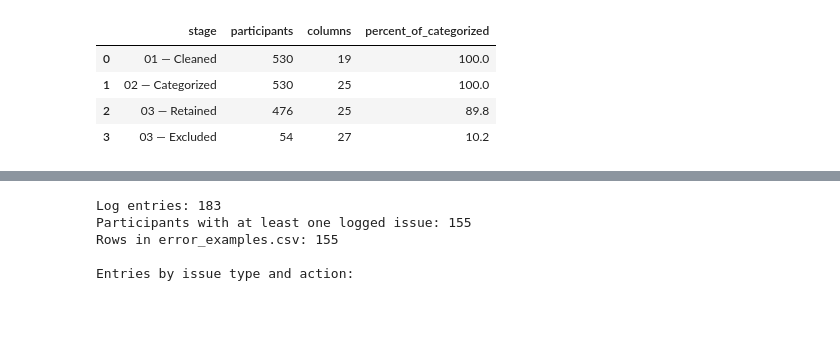
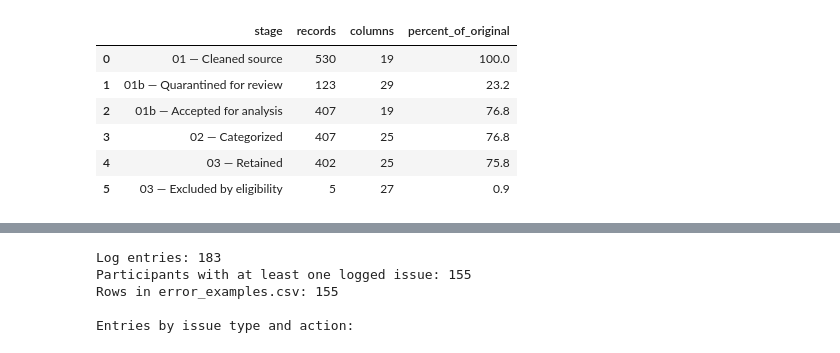
Before and after one commit to nim-ach/heart_variability_rate_profiles, a Jupyter notebook: notebooks/preprocessing/04_preprocessing_summary.ipynb, the cells around one changed output, grey strips where cells are left out. Saved outputs shown, nothing was run; the diff lists cells and outputs as text; code cells hidden in the pictures; blank space fills up the shorter version.

Commit message:
improving data preprocessing methods

```diff
--- a/notebooks/preprocessing/04_preprocessing_summary.ipynb
+++ b/notebooks/preprocessing/04_preprocessing_summary.ipynb
@@ -21,6 +20,8 @@ files = {
     "clean": "dataset_clean.csv",
     "errors": "data_errors.csv",
     "examples": "error_examples.csv",
+    "accepted": "dataset_review_clear.csv",
+    "quarantined": "dataset_review_suspected.csv",
     "categorized": "dataset_categorized.csv",
     "final": "dataset_final.csv",
     "excluded": "dataset_excluded.csv",
@@ -31,12 +32,9 @@ if missing_files:
     raise FileNotFoundError(f"Missing preprocessing outputs: {missing_files}")
 
 data = {name: pd.read_csv(OUTPUT_DIR / filename) for name, filename in files.items()}
-clean = data["clean"]
-errors = data["errors"]
-examples = data["examples"]
-categorized = data["categorized"]
-final = data["final"]
-excluded = data["excluded"]
+clean, errors, examples = data["clean"], data["errors"], data["examples"]
+accepted, quarantined = data["accepted"], data["quarantined"]
+categorized, final, excluded = data["categorized"], data["final"], data["excluded"]
 
-print("All six preprocessing outputs loaded successfully.")
+print("All eight preprocessing outputs loaded successfully.")
 # %% [output]
@@ -46,28 +44,64 @@ All six preprocessing outputs loaded successfully.
 # %%
-# Check that every input participant is either retained or excluded, exactly once.
-for name, frame in [("clean", clean), ("categorized", categorized),
+# Verify full source partition and preserve data provenance across all stages.
+for name, frame in [("clean", clean), ("accepted", accepted),
+                    ("quarantined", quarantined), ("categorized", categorized),
                     ("final", final), ("excluded", excluded)]:
-    if "source_excel_row" not in frame or not frame["source_excel_row"].is_unique:
-        raise ValueError(f"Missing or duplicated source_excel_row in {name}")
+    if "source_excel_row" not in frame or frame["source_excel_row"].isna().any():
+        raise ValueError(f"Missing source_excel_row in {name}")
+    if not frame["source_excel_row"].is_unique:
+        raise ValueError(f"Duplicated source_excel_row in {name}")
 
 clean_ids = set(clean["source_excel_row"])
+accepted_ids = set(accepted["source_excel_row"])
+quarantined_ids = set(quarantined["source_excel_row"])
 categorized_ids = set(categorized["source_excel_row"])
 final_ids = set(final["source_excel_row"])
 excluded_ids = set(excluded["source_excel_row"])
-assert clean_ids == categorized_ids, "Rows changed between Notebooks 01 and 02"
-assert final_ids.isdisjoint(excluded_ids), "A participant is both retained and excluded"
-assert final_ids | excluded_ids == categorized_ids, "Stage 03 lost or added participants"
-assert final.columns.tolist() == categorized.columns.tolist(), "Final dataset columns differ from categorized input"
+
+assert accepted_ids.isdisjoint(quarantined_ids), "Accepted and quarantined rows overlap"
+assert accepted_ids | quarantined_ids == clean_ids, "Notebook 01b lost or added records"
+assert categorized_ids == accepted_ids, "Notebook 02 must use only accepted 01b records"
+assert final_ids.isdisjoint(excluded_ids), "A record is both retained and excluded"
+assert final_ids | excluded_ids == categorized_ids, "Notebook 03 lost or added records"
+assert final_ids.isdisjoint(quarantined_ids), "A quarantined record entered the final dataset"
+assert final.columns.tolist() == categorized.columns.tolist(), "Final columns differ from categorized input"
+assert set(clean.columns) == set(accepted.columns), "Accepted source fields differ from cleaned source"
+assert set(clean.columns).issubset(quarantined.columns), "Quarantine data dropped source measurements"
+
+# The 01b partition must preserve every cleaned measurement, not only row IDs.
+from pandas.testing import assert_frame_equal
+base_cols = clean.columns.tolist()
+base = clean.set_index("source_excel_row").sort_index()
+partition = pd.concat([accepted[base_cols], quarantined[base_cols]], ignore_index=True)
+partition = partition.set_index("source_excel_row").sort_index()
+assert_frame_equal(base, partition, check_dtype=False, check_exact=False,
+                   rtol=0, atol=1e-10)
+
+# Notebook 02 must not change accepted numerical fields.
+accepted_base = accepted.set_index("source_excel_row").sort_index()
+categorized_base = categorized[base_cols].set_index("source_excel_row").sort_index()
+assert_frame_equal(accepted_base, categorized_base, check_dtype=False, check_exact=False,
+                   rtol=0, atol=1e-10)
+
+# Notebook 03 must not change categorized fields.
+combined = pd.concat([final, excluded[categorized.columns]], ignore_index=True)
+combined = combined.set_index("source_excel_row").sort_index()
+categorized_compare = categorized.set_index("source_excel_row").sort_index()
+assert_frame_equal(categorized_compare, combined, check_dtype=False, check_exact=False,
+                   rtol=0, atol=1e-10)
 
 flow = pd.DataFrame({
-    "stage": ["01 — Cleaned", "02 — Categorized", "03 — Retained", "03 — Excluded"],
-    "participants": [len(clean), len(categorized), len(final), len(excluded)],
-    "columns": [clean.shape[1], categorized.shape[1], final.shape[1], excluded.shape[1]],
+    "stage": ["01 — Cleaned source", "01b — Quarantined for review", "01b — Accepted for analysis",
+              "02 — Categorized", "03 — Retained", "03 — Excluded by eligibility"],
+    "records": [len(clean), len(quarantined), len(accepted), len(categorized), len(final), len(excluded)],
+    "columns": [clean.shape[1], quarantined.shape[1], accepted.shape[1],
+                categorized.shape[1], final.shape[1], excluded.shape[1]],
 })
-flow["percent_of_categorized"] = (100 * flow["participants"] / len(categorized)).round(1)
+flow["percent_of_original"] = (100 * flow["records"] / len(clean)).round(1)
 
-print("Dataset flow (excluded CSV includes two extra reason columns):")
+print("Data flow (quarantine and eligibility exclusions are disjoint):")
 display(flow)
-print(f"Retention: {len(final)}/{len(categorized)} ({len(final)/len(categorized):.1%})")
-print(f"Exclusion: {len(excluded)}/{len(categorized)} ({len(excluded)/len(categorized):.1%})")
+print(f"Final retention: {len(final)}/{len(clean)} ({len(final)/len(clean):.1%})")
+print(f"Quarantined: {len(quarantined)}/{len(clean)} ({len(quarantined)/len(clean):.1%})")
+print(f"Eligibility excluded: {len(excluded)}/{len(clean)} ({len(excluded)/len(clean):.1%})")
 # %% [output]
@@ -75,5 +109,7 @@ Dataset flow (excluded CSV includes two extra reason columns):
-|  | stage | participants | columns | percent_of_categorized |
-| 0 | 01 — Cleaned | 530 | 19 | 100.0 |
-| 1 | 02 — Categorized | 530 | 25 | 100.0 |
-| 2 | 03 — Retained | 476 | 25 | 89.8 |
-| 3 | 03 — Excluded | 54 | 27 | 10.2 |
+|  | stage | records | columns | percent_of_original |
+| 0 | 01 — Cleaned source | 530 | 19 | 100.0 |
+| 1 | 01b — Quarantined for review | 123 | 29 | 23.2 |
+| 2 | 01b — Accepted for analysis | 407 | 19 | 76.8 |
+| 3 | 02 — Categorized | 407 | 25 | 76.8 |
+| 4 | 03 — Retained | 402 | 25 | 75.8 |
+| 5 | 03 — Excluded by eligibility | 5 | 27 | 0.9 |
```
Also changed, not shown: parts of 15 cells of this notebook, 15 other files.
